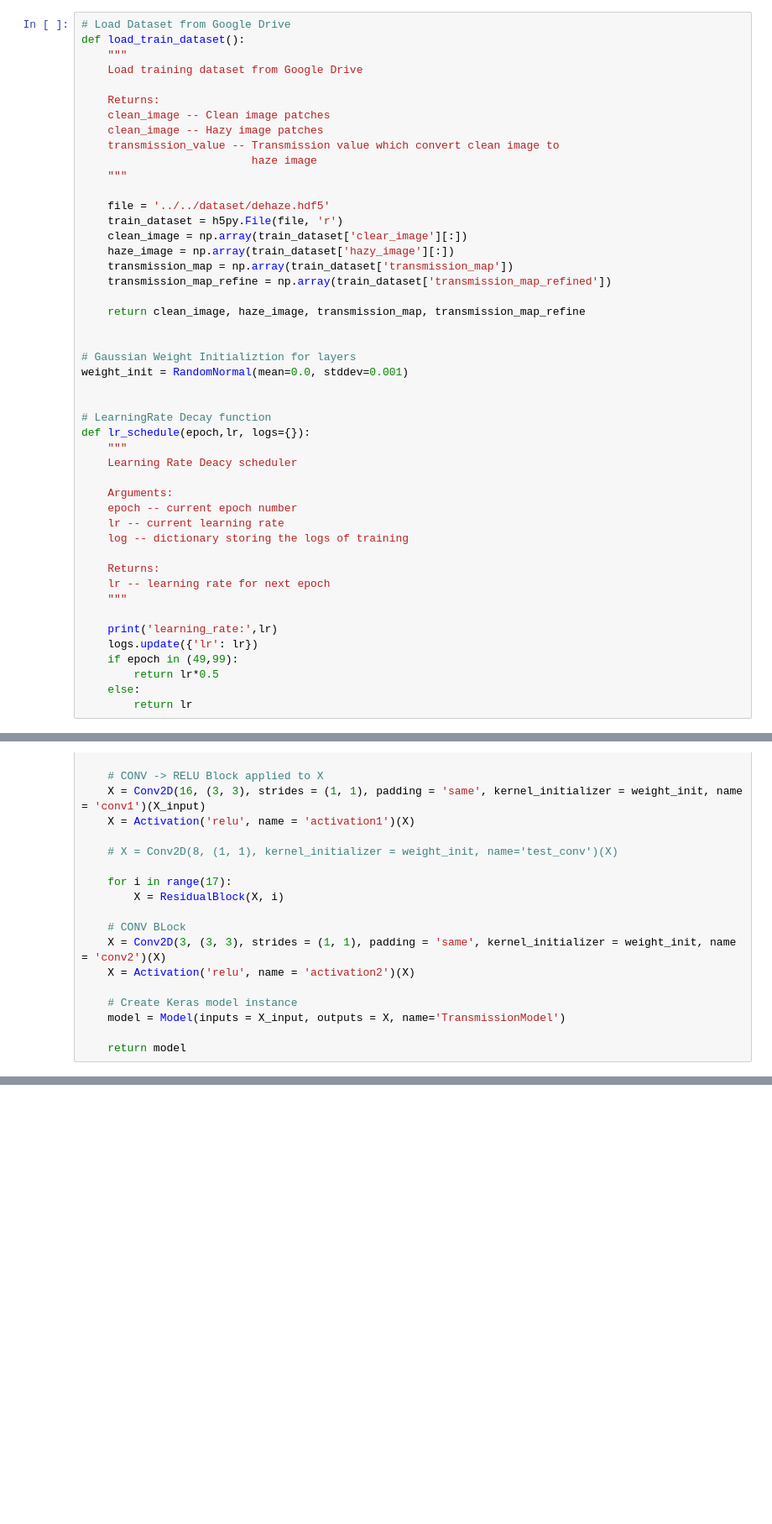
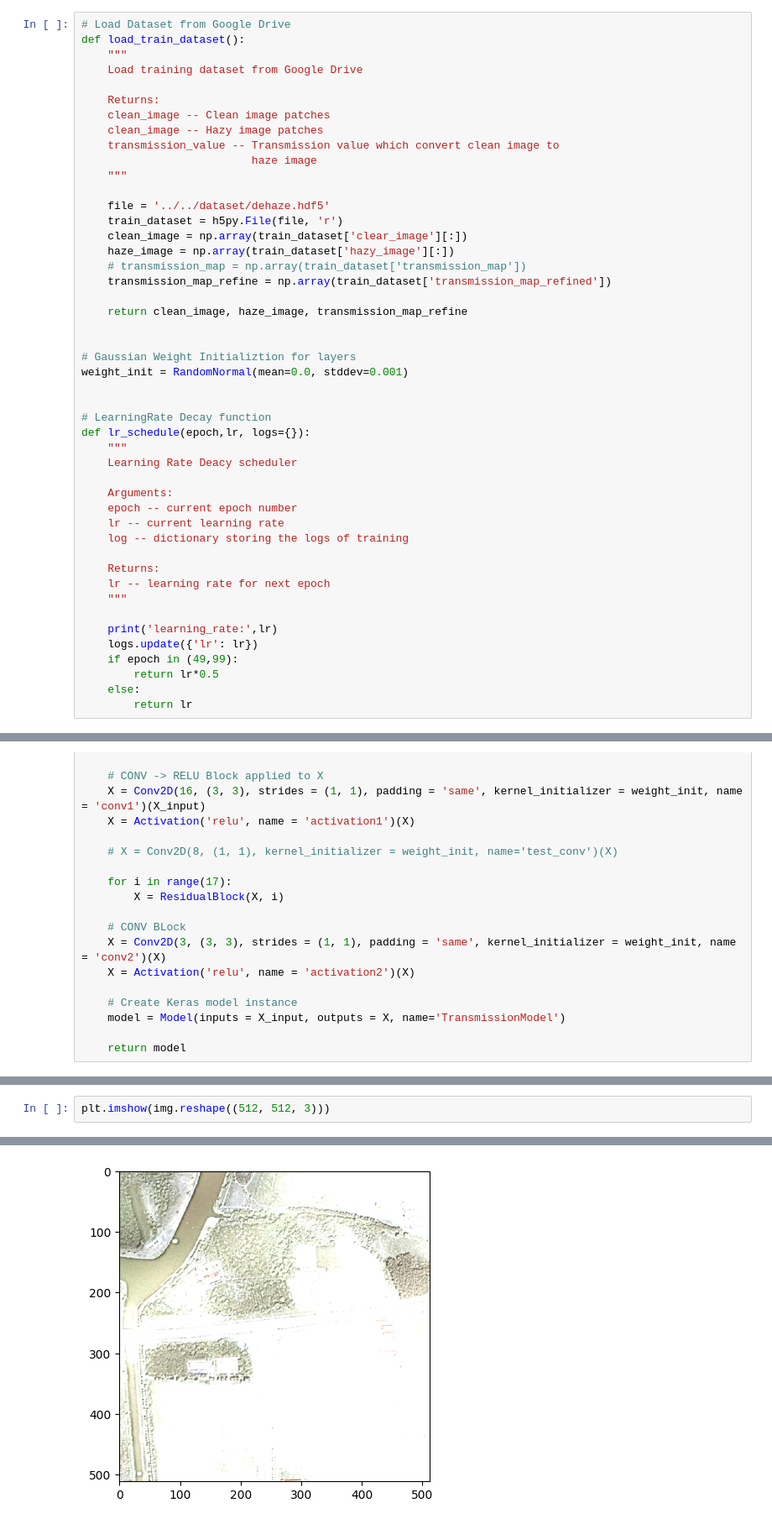
Before and after one commit to flameberry/Dehazing, a Jupyter notebook: src/ResNet/resnet.ipynb, the cells around one changed output, grey strips where cells are left out. Shown at 84% size. Saved outputs shown, nothing was run; the diff lists cells and outputs as text; blank space fills up the shorter version.

```diff
--- a/src/ResNet/resnet.ipynb
+++ b/src/ResNet/resnet.ipynb
@@ -36,10 +36,10 @@ def load_train_dataset():
     train_dataset = h5py.File(file, 'r')
     clean_image = np.array(train_dataset['clear_image'][:])
     haze_image = np.array(train_dataset['hazy_image'][:])
-    transmission_map = np.array(train_dataset['transmission_map'])
+    # transmission_map = np.array(train_dataset['transmission_map'])
     transmission_map_refine = np.array(train_dataset['transmission_map_refined'])
 
-    return clean_image, haze_image, transmission_map, transmission_map_refine
+    return clean_image, haze_image, transmission_map_refine
 
 
 # Gaussian Weight Initializtion for layers
@@ -177,0 +258,3 @@ Epoch 1/10
+# %%
+plt.imshow(img.reshape((512, 512, 3)))
+# %% [output]
@@ -177,0 +262 @@ Epoch 1/10
+[figure, added]
```
Also changed, not shown: parts of 12 cells of this notebook, 14 other files.
